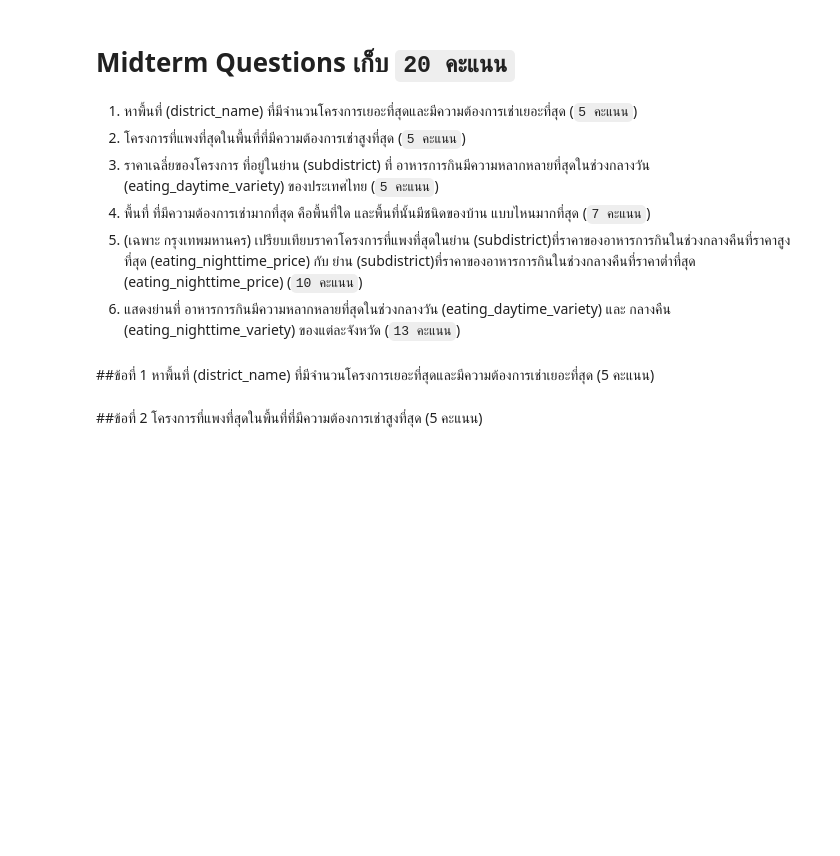
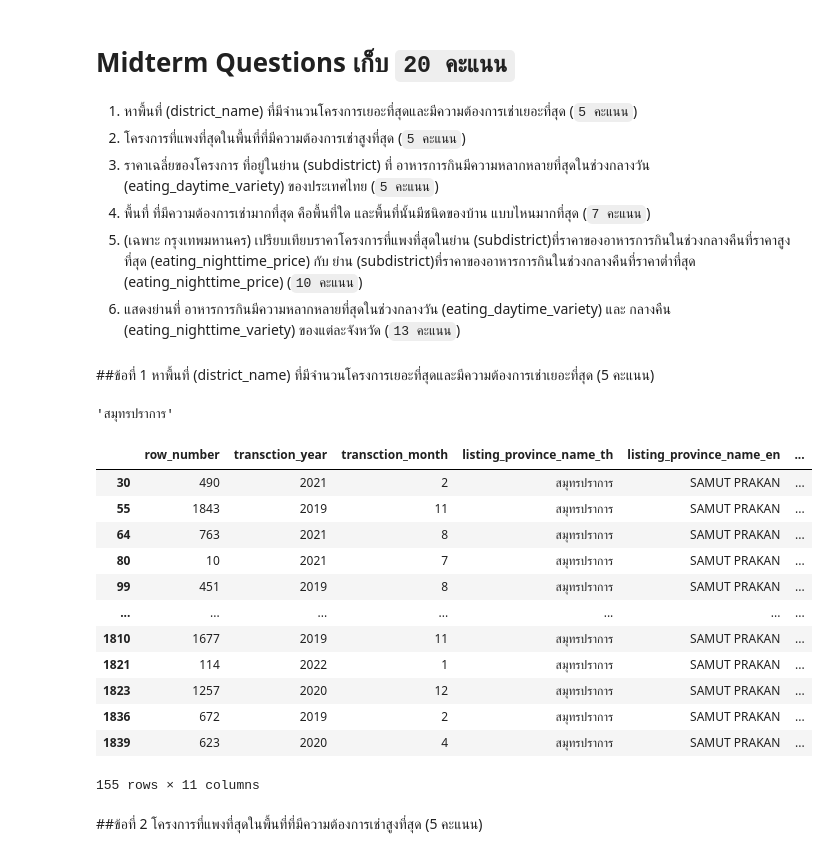
Before and after one commit to SasiwimonV/Basicprog_DataViz65, a Jupyter notebook: midterm65.ipynb, the cells around one changed output. Saved outputs shown, nothing was run; the diff lists cells and outputs as text; code cells hidden in the pictures; blank space fills up the shorter version.

```diff
--- a/midterm65.ipynb
+++ b/midterm65.ipynb
@@ -83,6 +83,26 @@ eat.head()
 # %% [markdown]
 ##ข้อที่ 1
 หาพื้นที่ (district_name) ที่มีจำนวนโครงการเยอะที่สุดและมีความต้องการเช่าเยอะที่สุด (5 คะแนน)
+# %%
+rent['listing_province_name_th'].max()
+# %% [output]
+'สมุทรปราการ'
+# %%
+rent[rent['listing_province_name_th']==rent['listing_province_name_th'].max()]
+# %% [output]
+|  | row_number | transction_year | transction_month | listing_province_name_th | listing_province_name_en | ... |
+| 30 | 490 | 2021 | 2 | สมุทรปราการ | SAMUT PRAKAN | ... |
+| 55 | 1843 | 2019 | 11 | สมุทรปราการ | SAMUT PRAKAN | ... |
+| 64 | 763 | 2021 | 8 | สมุทรปราการ | SAMUT PRAKAN | ... |
+| 80 | 10 | 2021 | 7 | สมุทรปราการ | SAMUT PRAKAN | ... |
+| 99 | 451 | 2019 | 8 | สมุทรปราการ | SAMUT PRAKAN | ... |
+| ... | ... | ... | ... | ... | ... | ... |
+| 1810 | 1677 | 2019 | 11 | สมุทรปราการ | SAMUT PRAKAN | ... |
+| 1821 | 114 | 2022 | 1 | สมุทรปราการ | SAMUT PRAKAN | ... |
+| 1823 | 1257 | 2020 | 12 | สมุทรปราการ | SAMUT PRAKAN | ... |
+| 1836 | 672 | 2019 | 2 | สมุทรปราการ | SAMUT PRAKAN | ... |
+| 1839 | 623 | 2020 | 4 | สมุทรปราการ | SAMUT PRAKAN | ... |
+155 rows × 11 columns
 # %% [markdown]
 ##ข้อที่ 2
 โครงการที่แพงที่สุดในพื้นที่ที่มีความต้องการเช่าสูงที่สุด (5 คะแนน)
```
